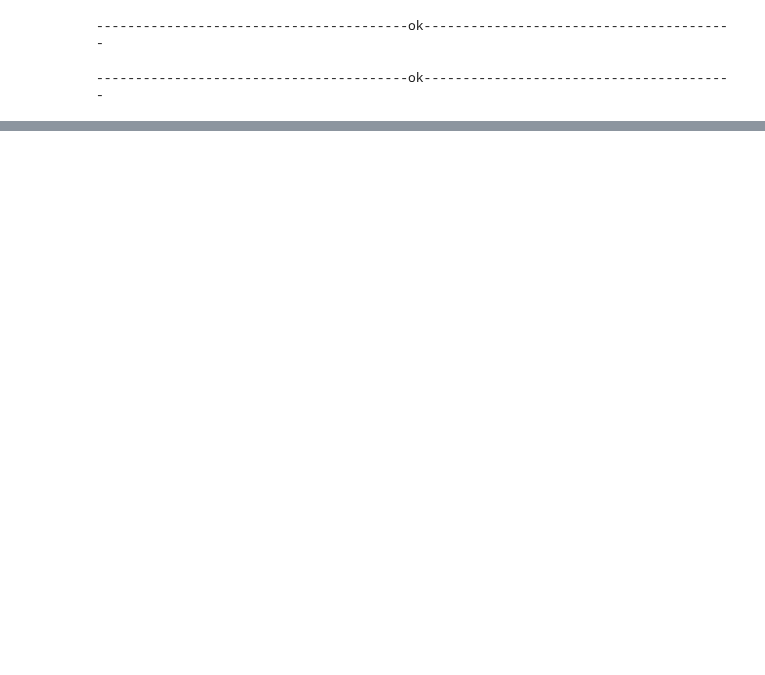
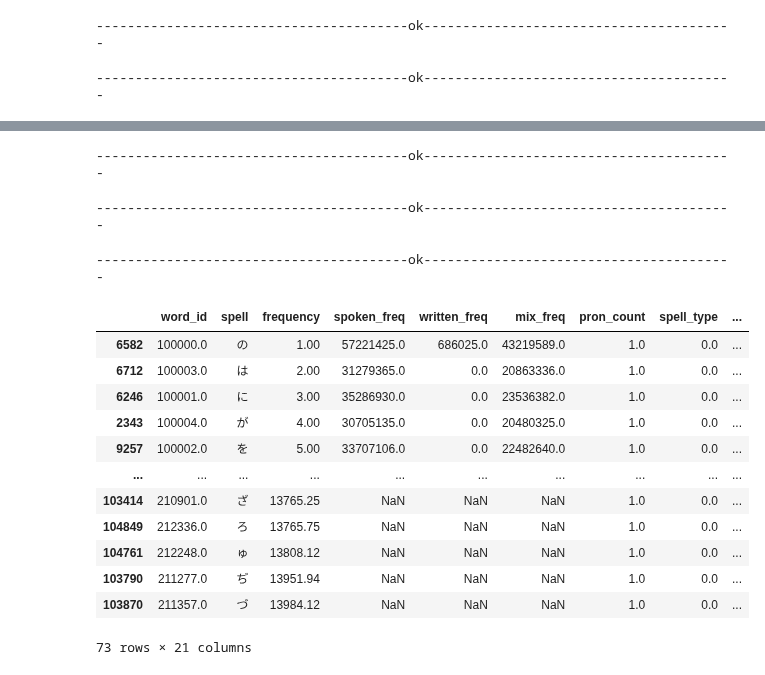
Before and after one commit to hopensic/python-notebooks, a Jupyter notebook: 05.base/incre_base_word.ipynb, the cells around one changed output, grey strips where cells are left out. Saved outputs shown, nothing was run; the diff lists cells and outputs as text; code cells hidden in the pictures; blank space fills up the shorter version.

```diff
--- a/05.base/incre_base_word.ipynb
+++ b/05.base/incre_base_word.ipynb
@@ -203,0 +254,75 @@ to_csv_sig(to_insert_data, "D:/Dropbox/06.wanjuan/99.tmp/to_insert_data.csv")
+# %%
+df_30000_merged_simple_meaning = pd.read_csv(
+    simple_meaning_increase_30000_csv,
+    encoding="utf-8-sig",
+    on_bad_lines="skip",
+    engine="python",
+)
+
+df_30000_merged_simple_meaning.rename(columns={"spell_x": "spell"}, inplace=True)
+df_30000_merged_simple_meaning["spell"] = df_30000_merged_simple_meaning["spell_all"]
+df_30000_merged_simple_meaning["simple_meaning"] = df_30000_merged_simple_meaning[
+    "meaning"
+]
+df_30000_merged_simple_meaning = df_30000_merged_simple_meaning.drop(
+    ["spell_y", "meaning", "ck_merged"], axis=1
+)
+to_csv_sig(
+    df_30000_merged_simple_meaning,
+    "D:/Dropbox/06.wanjuan/99.tmp/df_30000_merged_simple_meaning.csv",
+)
+l("ok")
+# %% [output]
+----------------------------------------ok----------------------------------------
+# %%
+# 最终合并的数据集
+df_increased_3000_final = pd.concat(
+    [to_retain_data, df_30000_merged_simple_meaning], ignore_index=True
+)
+df_increased_3000_final["frequency"] = df_increased_3000_final["final_freq"]
+
+del df_increased_3000_final["spell_all"]
+del df_increased_3000_final["2400_spell"]
+del df_increased_3000_final["final_freq"]
+del df_increased_3000_final["ck_2400_word"]
+
+
+df_increased_3000_final = df_increased_3000_final.sort_values(["frequency"])
+to_csv_sig(
+    df_increased_3000_final,
+    "D:/Dropbox/06.wanjuan/99.tmp/df_increased_3000_final.csv",
+)
+l("ok")
+# %% [output]
+----------------------------------------ok----------------------------------------
+# %%
+df_increased_3000_final["spell_noise"] = df_increased_3000_final["spell"].apply(
+    lambda x: "|".join(list(x))
+)
+to_csv_sig(
+    df_increased_3000_final,
+    "D:/Dropbox/06.wanjuan/99.tmp/df_increased_3000_final_v2.csv",
+)
+l("ok")
+# %% [output]
+----------------------------------------ok----------------------------------------
+# %%
+df_len_1_hira = df_increased_3000_final[
+    (df_increased_3000_final["spell"].str.len() == 1)
+    & (df_increased_3000_final["code"] == 2)
+].copy()
+df_len_1_hira
+# %% [output]
+|  | word_id | spell | frequency | spoken_freq | written_freq | mix_freq | pron_count | spell_type | ... |
+| 6582 | 100000.0 | の | 1.00 | 57221425.0 | 686025.0 | 43219589.0 | 1.0 | 0.0 | ... |
+| 6712 | 100003.0 | は | 2.00 | 31279365.0 | 0.0 | 20863336.0 | 1.0 | 0.0 | ... |
+| 6246 | 100001.0 | に | 3.00 | 35286930.0 | 0.0 | 23536382.0 | 1.0 | 0.0 | ... |
+| 2343 | 100004.0 | が | 4.00 | 30705135.0 | 0.0 | 20480325.0 | 1.0 | 0.0 | ... |
+| 9257 | 100002.0 | を | 5.00 | 33707106.0 | 0.0 | 22482640.0 | 1.0 | 0.0 | ... |
+| ... | ... | ... | ... | ... | ... | ... | ... | ... | ... |
+| 103414 | 210901.0 | ざ | 13765.25 | NaN | NaN | NaN | 1.0 | 0.0 | ... |
+| 104849 | 212336.0 | ろ | 13765.75 | NaN | NaN | NaN | 1.0 | 0.0 | ... |
+| 104761 | 212248.0 | ゅ | 13808.12 | NaN | NaN | NaN | 1.0 | 0.0 | ... |
+| 103790 | 211277.0 | ぢ | 13951.94 | NaN | NaN | NaN | 1.0 | 0.0 | ... |
+| 103870 | 211357.0 | づ | 13984.12 | NaN | NaN | NaN | 1.0 | 0.0 | ... |
+73 rows × 21 columns
```
Also changed, not shown: parts of 6 cells of this notebook, 2 other files.
